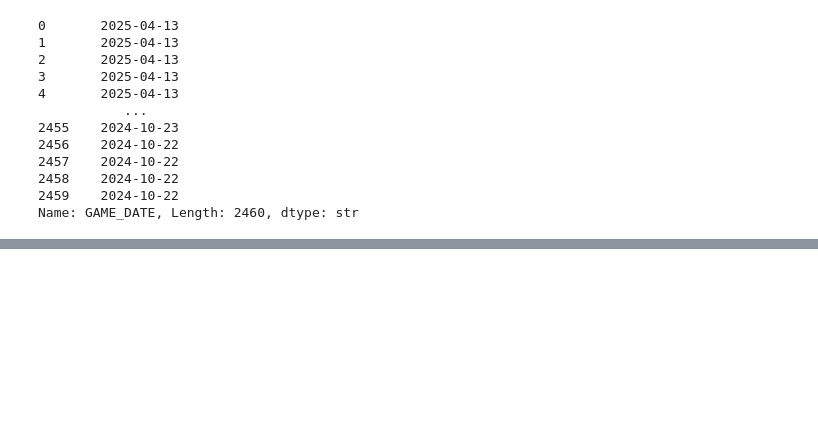
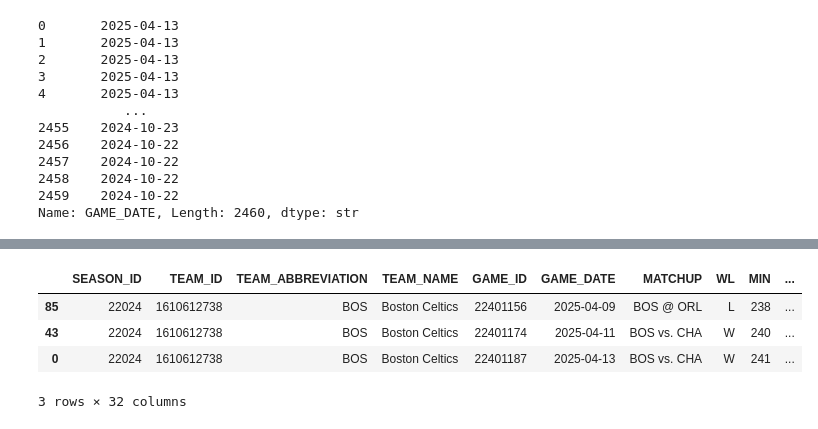
Before and after one commit to davetirtariyadi/nba-game-predictor, a Jupyter notebook: overall-win-loss.ipynb, the cells around one changed output, grey strips where cells are left out. Saved outputs shown, nothing was run; the diff lists cells and outputs as text; code cells hidden in the pictures; blank space fills up the shorter version.

```diff
--- a/overall-win-loss.ipynb
+++ b/overall-win-loss.ipynb
@@ -86,0 +152,9 @@ Name: GAME_DATE, Length: 2460, dtype: str
+# %%
+df_all_games['WIN_PCT_BEFORE'] = df_all_games['WINS_BEFORE'] / df_all_games['GAMES_BEFORE']
+df_all_games[df_all_games['TEAM_ABBREVIATION'] == 'BOS'].tail(3)
+# %% [output]
+|  | SEASON_ID | TEAM_ID | TEAM_ABBREVIATION | TEAM_NAME | GAME_ID | GAME_DATE | MATCHUP | WL | MIN | ... |
+| 85 | 22024 | 1610612738 | BOS | Boston Celtics | 22401156 | 2025-04-09 | BOS @ ORL | L | 238 | ... |
+| 43 | 22024 | 1610612738 | BOS | Boston Celtics | 22401174 | 2025-04-11 | BOS vs. CHA | W | 240 | ... |
+| 0 | 22024 | 1610612738 | BOS | Boston Celtics | 22401187 | 2025-04-13 | BOS vs. CHA | W | 241 | ... |
+3 rows × 32 columns
```
Also changed, not shown: parts of 15 cells of this notebook, 1 other file.
